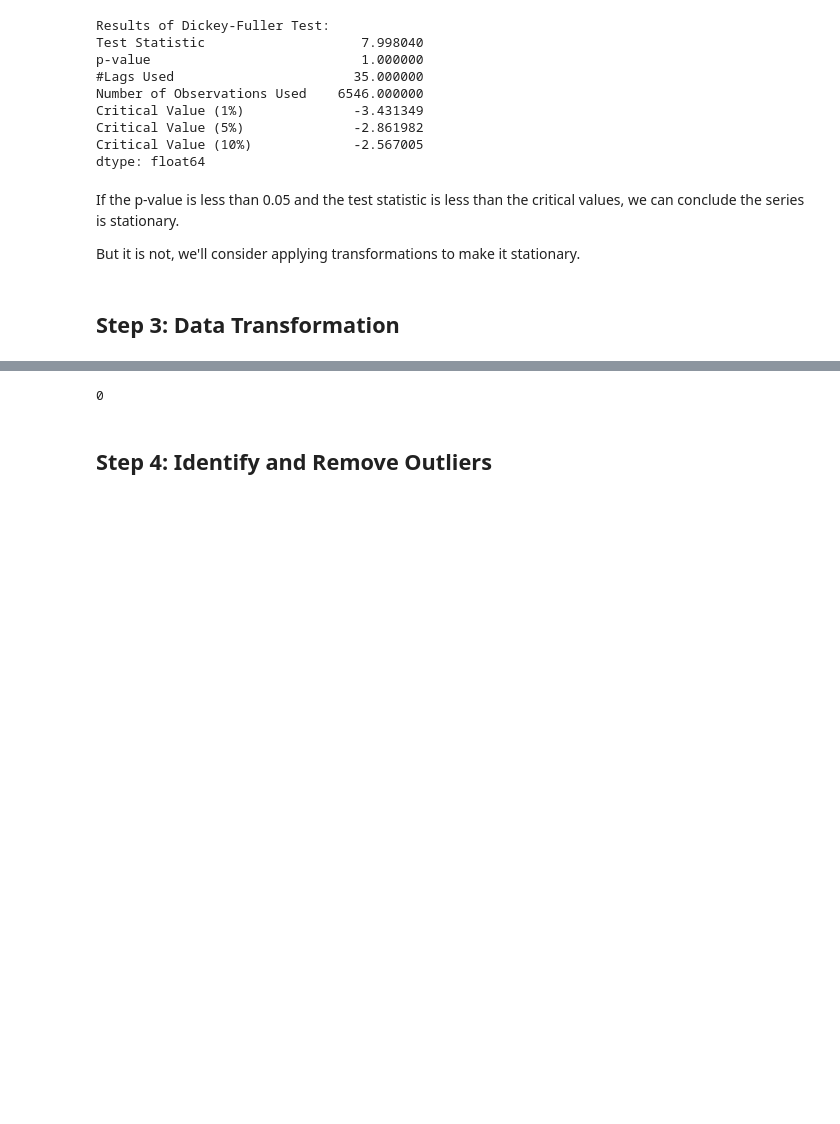
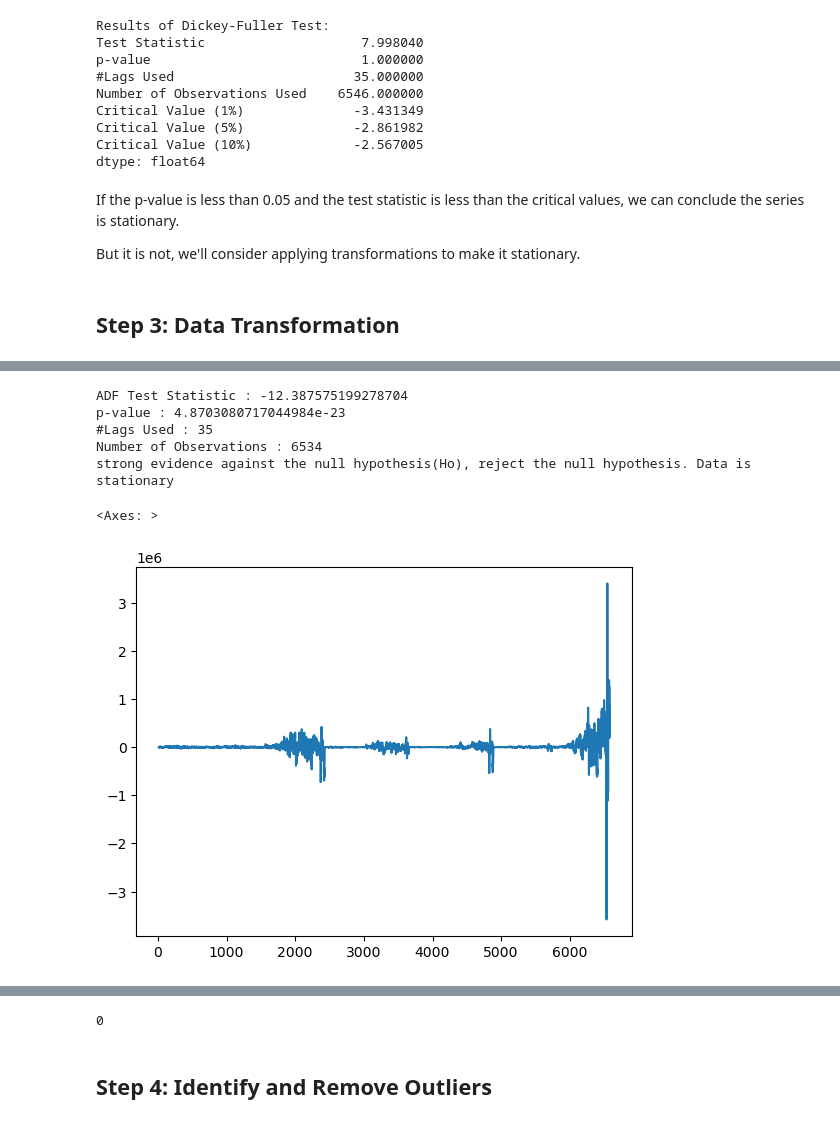
Before and after one commit to CLIUKELLY/ARIMA-Time-Serie-Forecasting, a Jupyter notebook: 02. ARIMA Time Series Forecasting copy.ipynb, the cells around one changed output, grey strips where cells are left out. Cells and saved outputs as stored; diff of their text form; code cells hidden in the pictures; blank space fills up the shorter version.

```diff
--- a/02. ARIMA Time Series Forecasting copy.ipynb
+++ b/02. ARIMA Time Series Forecasting copy.ipynb
@@ -109,3 +107,10 @@ If the p-value is less than 0.05 and the test statistic is less than the critica
 But it is not, we'll consider applying transformations to make it stationary.
 # %% [markdown]
 ## Step 3: Data Transformation
+# %%
+# First differencing
+# Canadian_data['VALUE_diff'] = Canadian_data['VALUE'].diff()
+
+Canadian_data['Sales_First_Difference'] = Canadian_data['VALUE'] - Canadian_data['VALUE'].shift(1)
+Canadian_data['Seasonal_First_Difference']=Canadian_data['VALUE']-Canadian_data['VALUE'].shift(12)
+Canadian_data.dropna().head()
@@ -111,0 +124,26 @@ But it is not, we'll consider applying transformations to make it stationary.
+# %%
+def adfuller_test(sales):
+    result=adfuller(sales)
+    labels = ['ADF Test Statistic','p-value','#Lags Used','Number of Observations']
+    for value,label in zip(result,labels):
+        print(label+' : '+str(value) )
+
+    if result[1] <= 0.05:
+        print("strong evidence against the null hypothesis(Ho), reject the null hypothesis. Data is stationary")
+    else:
+        print("weak evidence against null hypothesis,indicating it is non-stationary ")
+
+
+# Again testing if data is stationary
+adfuller_test(Canadian_data['Seasonal_First_Difference'].dropna())
+# %% [output]
+ADF Test Statistic : -12.387575199278704
+p-value : 4.8703080717044984e-23
+#Lags Used : 35
+Number of Observations : 6534
+strong evidence against the null hypothesis(Ho), reject the null hypothesis. Data is stationary
+# %%
+Canadian_data['Seasonal_First_Difference'].plot()
+# %% [output]
+<Axes: >
+[figure, added]
```
Also changed, not shown: parts of 19 cells of this notebook.
